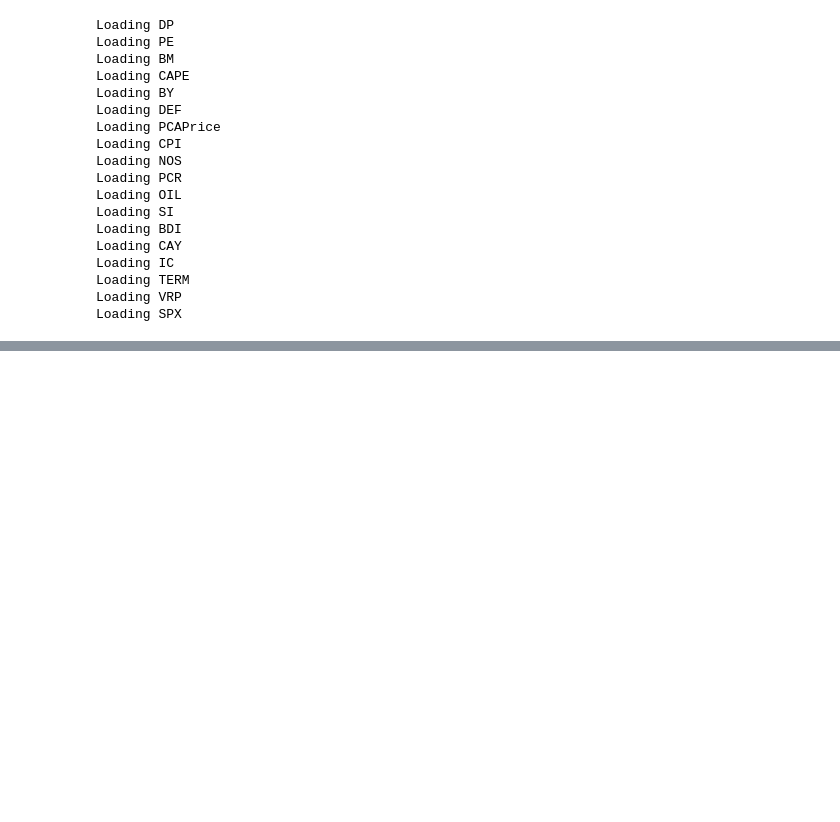
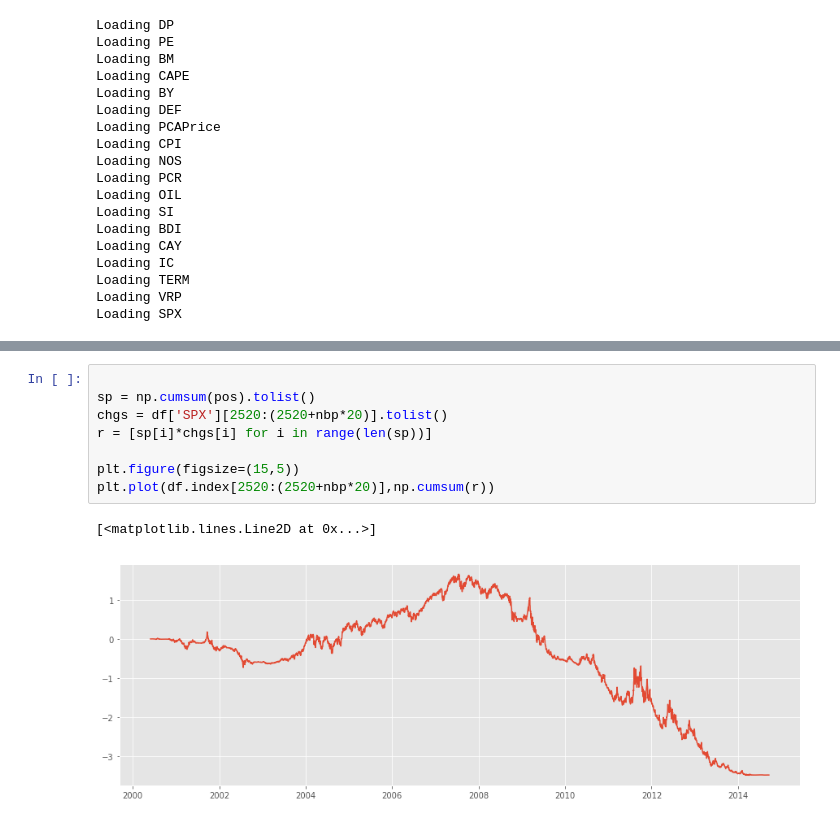
Before and after one commit to rmfeng/dsqfltproject, a Jupyter notebook: corr_screening_regression.ipynb, the cells around one changed output, grey strips where cells are left out. Cells and saved outputs as stored; diff of their text form; blank space fills up the shorter version.

```diff
--- a/corr_screening_regression.ipynb
+++ b/corr_screening_regression.ipynb
@@ -141,0 +138,11 @@ CSP.plot_screened_ft(nbp)
+# %%
+
+sp = np.cumsum(pos).tolist()
+chgs = df['SPX'][2520:(2520+nbp*20)].tolist()
+r = [sp[i]*chgs[i] for i in range(len(sp))]
+
+plt.figure(figsize=(15,5))
+plt.plot(df.index[2520:(2520+nbp*20)],np.cumsum(r))
+# %% [output]
+[<matplotlib.lines.Line2D at 0x...>]
+[figure, added]
```
Also changed, not shown: parts of 6 cells of this notebook, 2 other files.
